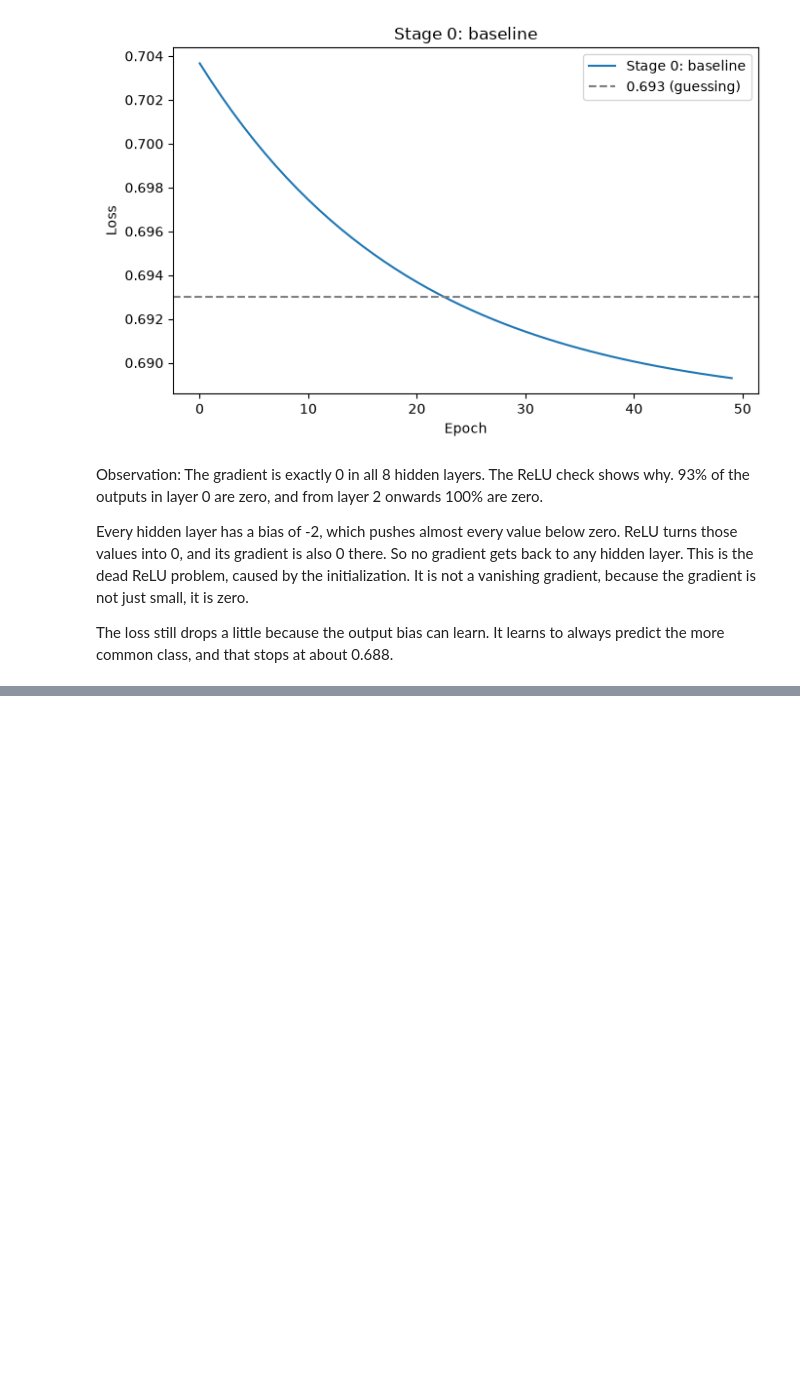
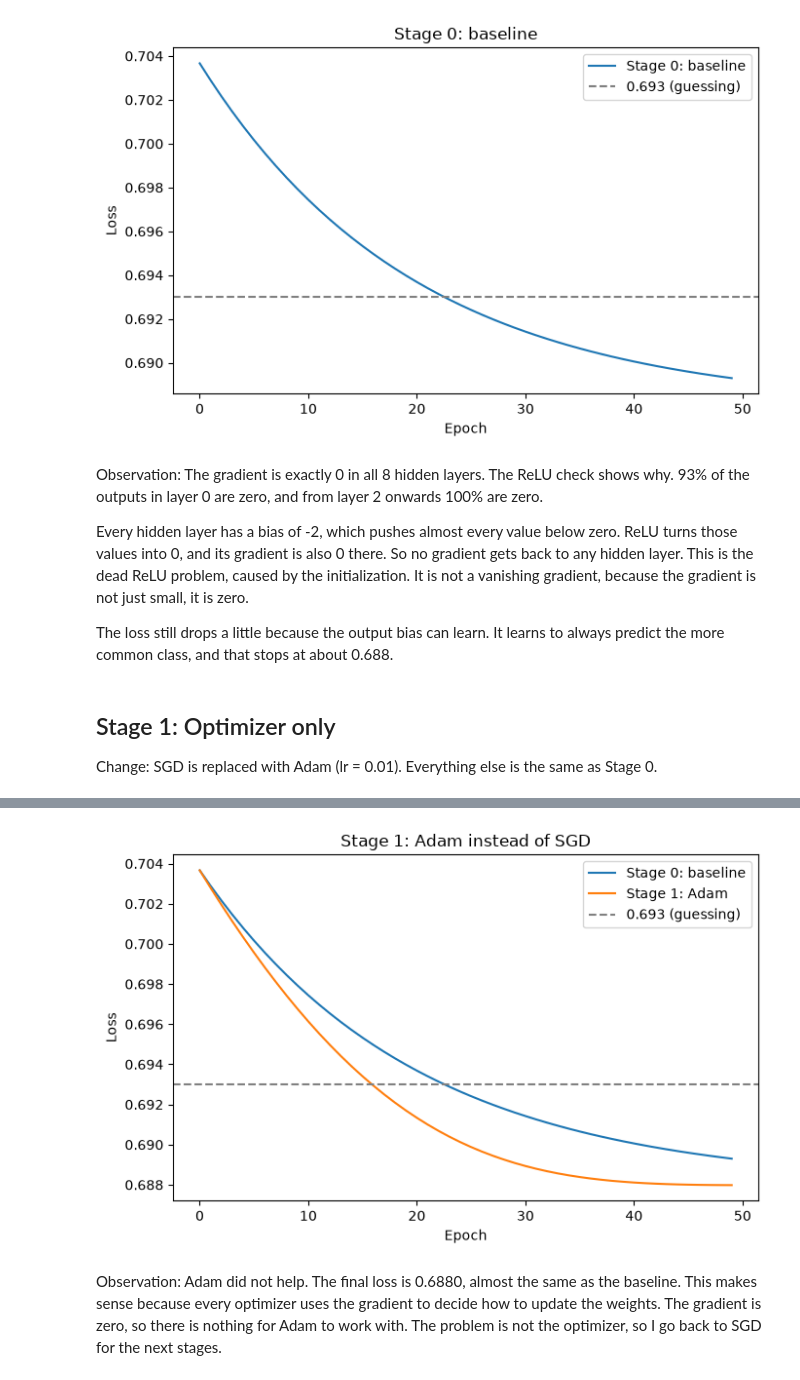
Before and after one commit to RjSalmonEng/AIGC-DeepLearning, a Jupyter notebook: Lab-2/Lab2.ipynb, the cells around one changed output, grey strips where cells are left out. Cells and saved outputs as stored; diff of their text form; code cells hidden in the pictures; blank space fills up the shorter version.

Commit message:
LAB2: Stage 1 - try Adam on BrokenNet to rule out the optimizer

```diff
--- a/Lab-2/Lab2.ipynb
+++ b/Lab-2/Lab2.ipynb
@@ -194,3 +194,17 @@ Observation: The gradient is exactly 0 in all 8 hidden layers. The ReLU check sh
 Every hidden layer has a bias of -2, which pushes almost every value below zero. ReLU turns those values into 0, and its gradient is also 0 there. So no gradient gets back to any hidden layer. This is the dead ReLU problem, caused by the initialization. It is not a vanishing gradient, because the gradient is not just small, it is zero.
 
 The loss still drops a little because the output bias can learn. It learns to always predict the more common class, and that stops at about 0.688.
+# %% [markdown]
+
+## Stage 1: Optimizer only
+
+Change: SGD is replaced with Adam (lr = 0.01). Everything else is the same as Stage 0.
+# %%
+
+torch.manual_seed(0)
+model = BrokenNet()
+grad_results["Stage 1: Adam"] = gradient_check(model)
+results["Stage 1: Adam"] = train(model, torch.optim.Adam(model.parameters(), lr=0.01))
+print(f"final loss: {results['Stage 1: Adam'][-1]:.4f}")
+plot_losses(["Stage 0: baseline", "Stage 1: Adam"], "Stage 1: Adam instead of SGD", "stage1_adam.png")
+# %% [output]
@@ -196,0 +212,4 @@ The loss still drops a little because the output bias can learn. It learns to al
+[figure, added]
+# %% [markdown]
+
+Observation: Adam did not help. The final loss is 0.6880, almost the same as the baseline. This makes sense because every optimizer uses the gradient to decide how to update the weights. The gradient is zero, so there is nothing for Adam to work with. The problem is not the optimizer, so I go back to SGD for the next stages.
```
Also changed, not shown: parts of 1 cell of this notebook, 1 other file.
